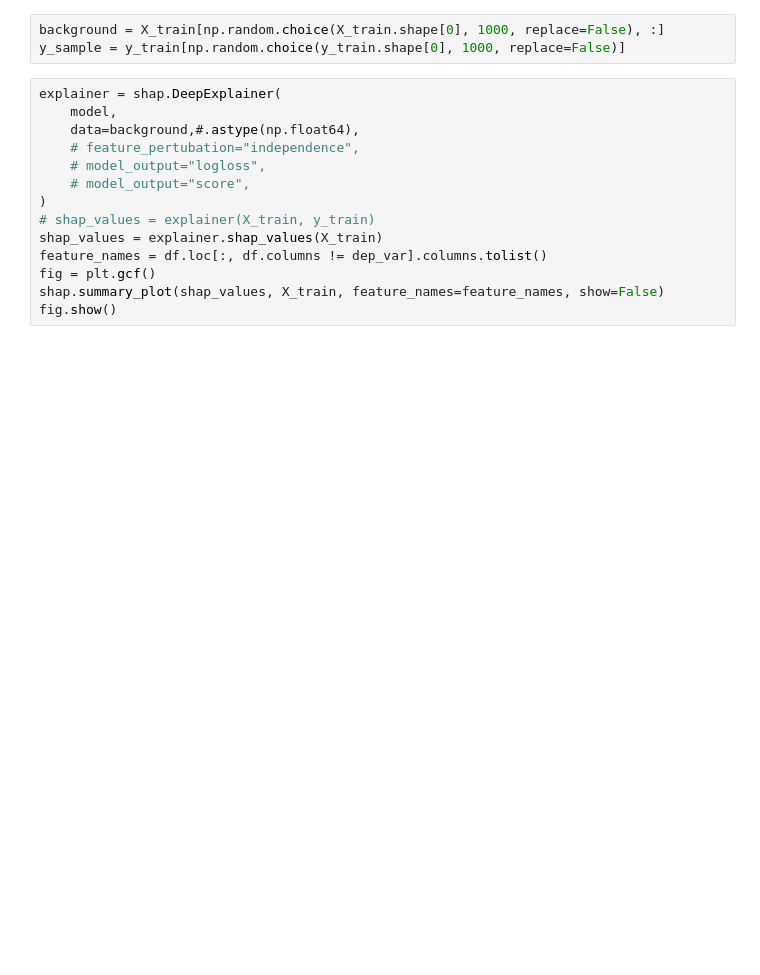
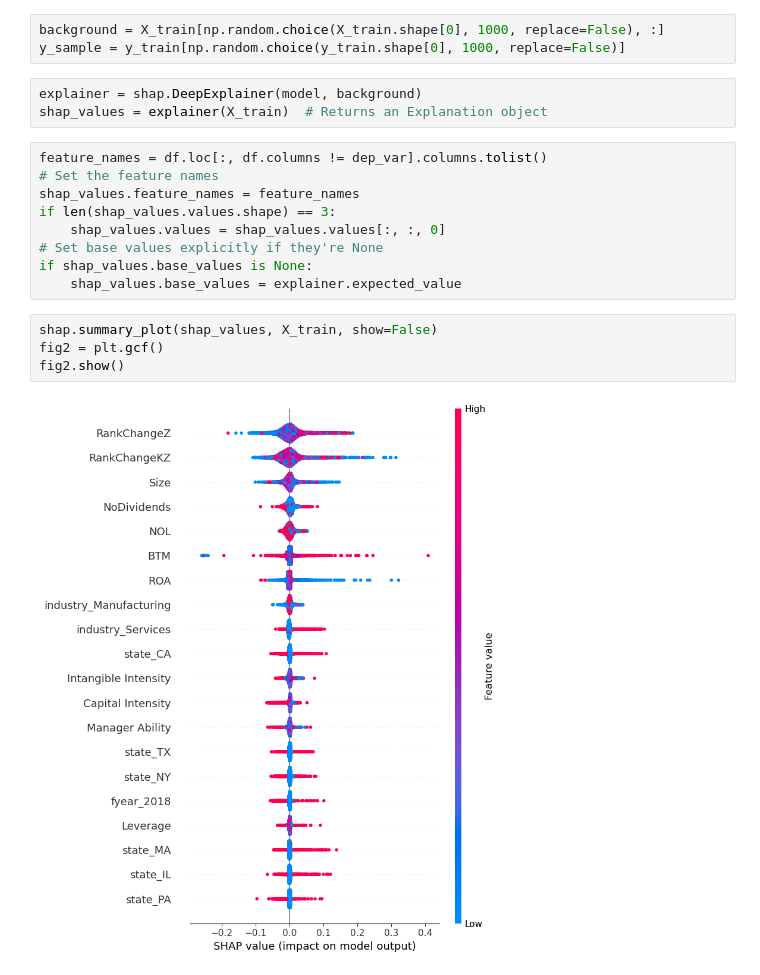
Before and after one commit to jdebacker/CompEcon_Fall25, a Jupyter notebook: NeuralNets/NN_prediction.ipynb, the cells around one changed output. Cells and saved outputs as stored; diff of their text form; blank space fills up the shorter version.

```diff
--- a/NeuralNets/NN_prediction.ipynb
+++ b/NeuralNets/NN_prediction.ipynb
@@ -191,17 +188,21 @@ plt.show()
 background = X_train[np.random.choice(X_train.shape[0], 1000, replace=False), :]
 y_sample = y_train[np.random.choice(y_train.shape[0], 1000, replace=False)]
 # %%
-explainer = shap.DeepExplainer(
-    model,
-    data=background,#.astype(np.float64),
-    # feature_pertubation="independence",
-    # model_output="logloss",
-    # model_output="score",
-)
-# shap_values = explainer(X_train, y_train)
-shap_values = explainer.shap_values(X_train)
-feature_names = df.loc[:, df.columns != dep_var].columns.tolist()
-fig = plt.gcf()
-shap.summary_plot(shap_values, X_train, feature_names=feature_names, show=False)
-fig.show()
+explainer = shap.DeepExplainer(model, background)
+shap_values = explainer(X_train)  # Returns an Explanation object
+# %%
+feature_names = df.loc[:, df.columns != dep_var].columns.tolist()
+# Set the feature names
+shap_values.feature_names = feature_names
+if len(shap_values.values.shape) == 3:
+    shap_values.values = shap_values.values[:, :, 0]
+# Set base values explicitly if they're None
+if shap_values.base_values is None:
+    shap_values.base_values = explainer.expected_value
+# %%
+shap.summary_plot(shap_values, X_train, show=False)
+fig2 = plt.gcf()
+fig2.show()
+# %% [output]
+[figure, added]
 # %%
```
Also changed, not shown: parts of 6 cells of this notebook.
